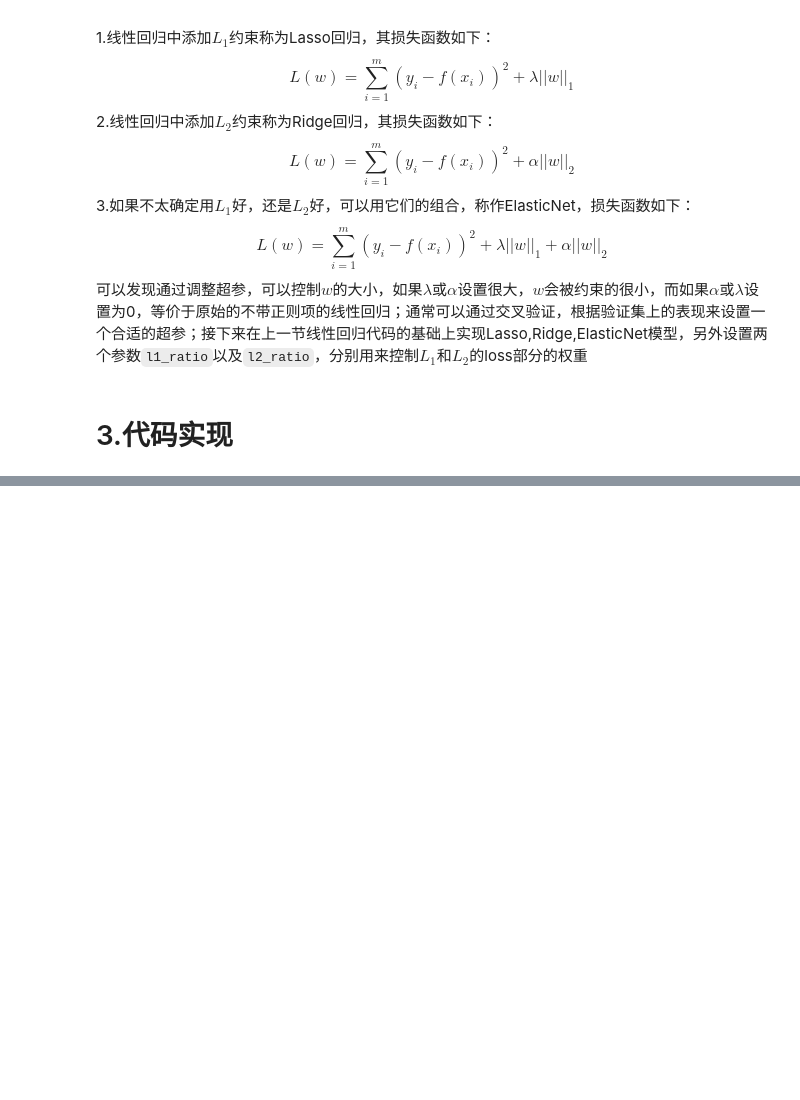
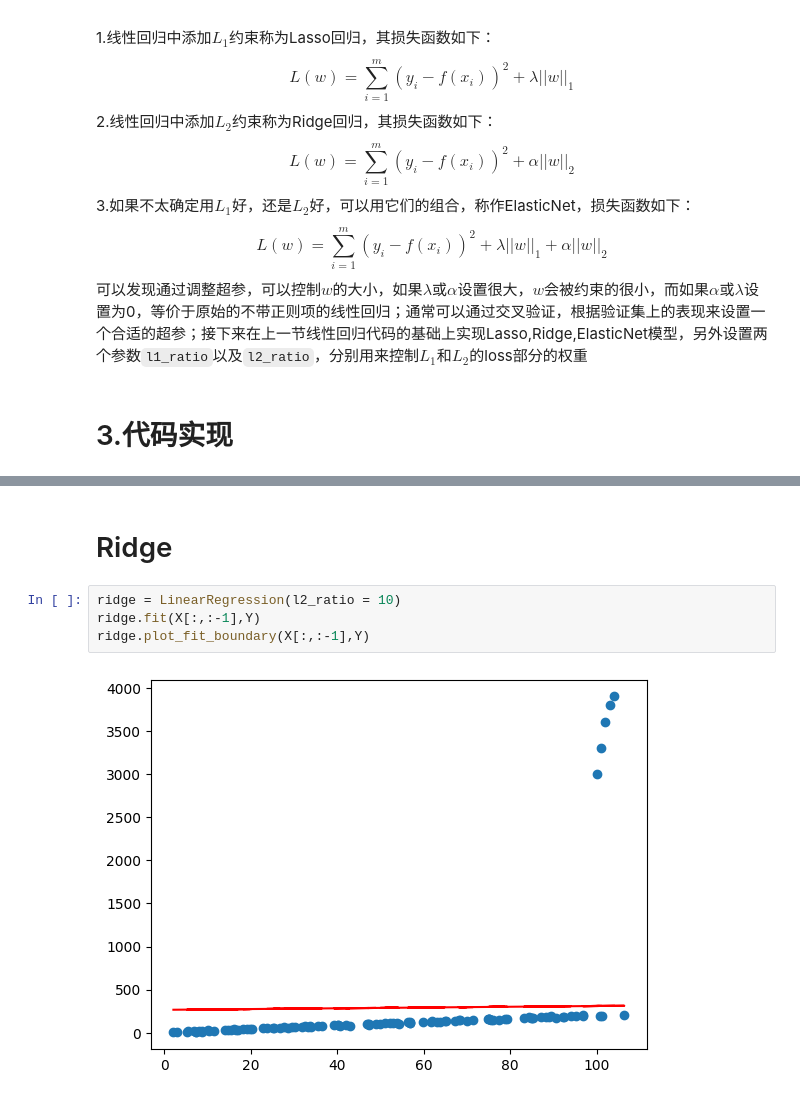
Before and after one commit to BrenchCC/ML_Learning_Notes, a Jupyter notebook: ml_model_notebooks/01_linear_model_linear_regression_regularization(Lasso, Ridge, ElasticNet).ipynb, the cells around one changed output, grey strips where cells are left out. Cells and saved outputs as stored; diff of their text form; blank space fills up the shorter version.

```diff
--- a/ml_model_notebooks/01_linear_model_linear_regression_regularization(Lasso, Ridge, ElasticNet).ipynb
+++ b/ml_model_notebooks/01_linear_model_linear_regression_regularization(Lasso, Ridge, ElasticNet).ipynb
@@ -205,0 +403,8 @@ $$
+# %% [markdown]
+# Ridge
+# %%
+ridge = LinearRegression(l2_ratio = 10)
+ridge.fit(X[:,:-1],Y)
+ridge.plot_fit_boundary(X[:,:-1],Y)
+# %% [output]
+[figure, added]
```
Also changed, not shown: parts of 9 cells of this notebook, 2 other files.
